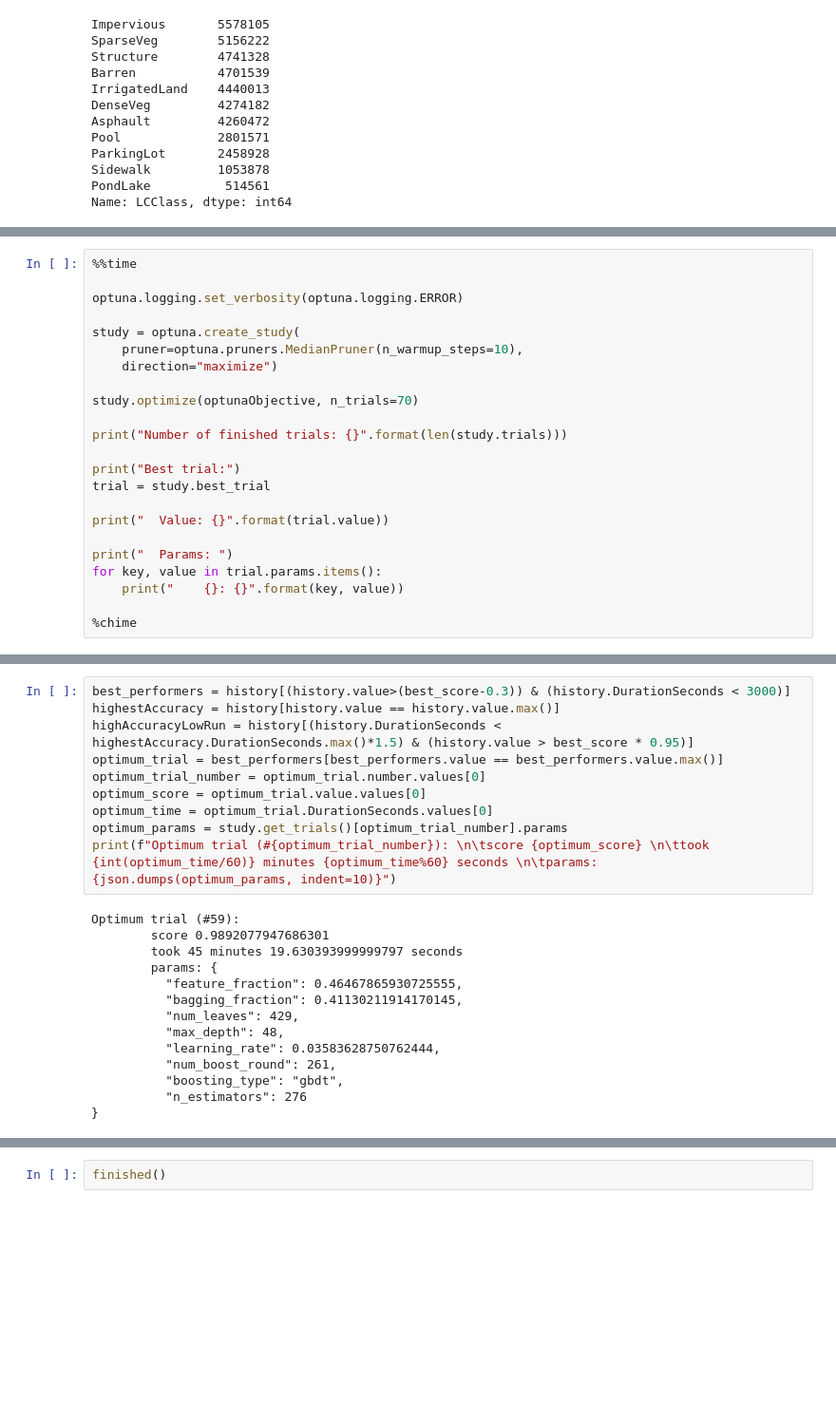
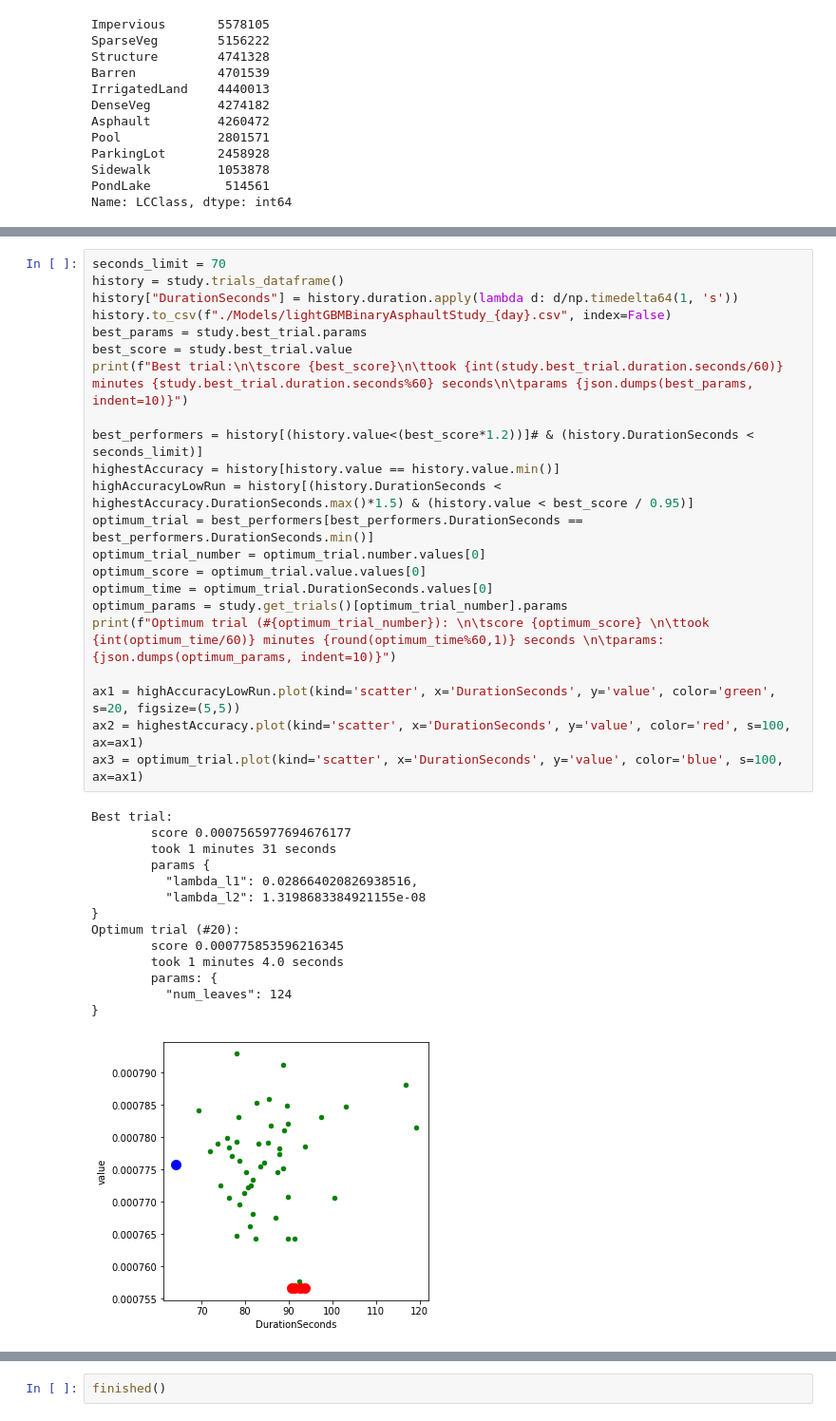
Before and after one commit to bhickson/2019ImageryAnalysis, a Jupyter notebook: LightGBMBinary_2020.ipynb, the cells around one changed output, grey strips where cells are left out. Shown at 95% size. Drawn from its saved outputs; the diff is of its cells as text; blank space fills up the shorter version.

```diff
--- a/LightGBMBinary_2020.ipynb
+++ b/LightGBMBinary_2020.ipynb
@@ -338,23 +335,0 @@ Wall time: 4min 36s
-# %%
-%%time
-
-optuna.logging.set_verbosity(optuna.logging.ERROR)
-
-study = optuna.create_study(
-    pruner=optuna.pruners.MedianPruner(n_warmup_steps=10),
-    direction="maximize")
-
-study.optimize(optunaObjective, n_trials=70)
-
-print("Number of finished trials: {}".format(len(study.trials)))
-
-print("Best trial:")
-trial = study.best_trial
-
-print("  Value: {}".format(trial.value))
-
-print("  Params: ")
-for key, value in trial.params.items():
-    print("    {}: {}".format(key, value))
-
-%chime
@@ -408,24 +652,37 @@ history.head()
 # %%
-best_performers = history[(history.value>(best_score-0.3)) & (history.DurationSeconds < 3000)]
-highestAccuracy = history[history.value == history.value.max()]
-highAccuracyLowRun = history[(history.DurationSeconds < highestAccuracy.DurationSeconds.max()*1.5) & (history.value > best_score * 0.95)]
-optimum_trial = best_performers[best_performers.value == best_performers.value.max()]
+seconds_limit = 70
+history = study.trials_dataframe()
+history["DurationSeconds"] = history.duration.apply(lambda d: d/np.timedelta64(1, 's'))
+history.to_csv(f"./Models/lightGBMBinaryAsphaultStudy_{day}.csv", index=False)
+best_params = study.best_trial.params
+best_score = study.best_trial.value
+print(f"Best trial:\n\tscore {best_score}\n\ttook {int(study.best_trial.duration.seconds/60)} minutes {study.best_trial.duration.seconds%60} seconds\n\tparams {json.dumps(best_params, indent=10)}")
+
+best_performers = history[(history.value<(best_score*1.2))]# & (history.DurationSeconds < seconds_limit)]
+highestAccuracy = history[history.value == history.value.min()]
+highAccuracyLowRun = history[(history.DurationSeconds < highestAccuracy.DurationSeconds.max()*1.5) & (history.value < best_score / 0.95)]
+optimum_trial = best_performers[best_performers.DurationSeconds == best_performers.DurationSeconds.min()]
 optimum_trial_number = optimum_trial.number.values[0]
 optimum_score = optimum_trial.value.values[0]
 optimum_time = optimum_trial.DurationSeconds.values[0]
 optimum_params = study.get_trials()[optimum_trial_number].params
-print(f"Optimum trial (#{optimum_trial_number}): \n\tscore {optimum_score} \n\ttook {int(optimum_time/60)} minutes {optimum_time%60} seconds \n\tparams: {json.dumps(optimum_params, indent=10)}")
+print(f"Optimum trial (#{optimum_trial_number}): \n\tscore {optimum_score} \n\ttook {int(optimum_time/60)} minutes {round(optimum_time%60,1)} seconds \n\tparams: {json.dumps(optimum_params, indent=10)}")
+
+ax1 = highAccuracyLowRun.plot(kind='scatter', x='DurationSeconds', y='value', color='green', s=20, figsize=(5,5))
+ax2 = highestAccuracy.plot(kind='scatter', x='DurationSeconds', y='value', color='red', s=100, ax=ax1)
+ax3 = optimum_trial.plot(kind='scatter', x='DurationSeconds', y='value', color='blue', s=100, ax=ax1)
 # %% [output]
-Optimum trial (#59):
-        score 0.9892077947686301
-        took 45 minutes 19.630393999999797 seconds
+Best trial:
+        score 0.0007565977694676177
+        took 1 minutes 31 seconds
+        params {
+          "lambda_l1": 0.028664020826938516,
+          "lambda_l2": 1.3198683384921155e-08
+}
+Optimum trial (#20):
+        score 0.000775853596216345
+        took 1 minutes 4.0 seconds
         params: {
-          "feature_fraction": 0.46467865930725555,
-          "bagging_fraction": 0.41130211914170145,
-          "num_leaves": 429,
-          "max_depth": 48,
-          "learning_rate": 0.03583628750762444,
-          "num_boost_round": 261,
-          "boosting_type": "gbdt",
-          "n_estimators": 276
+          "num_leaves": 124
 }
+[figure, added]
```
Also changed, not shown: parts of 31 cells of this notebook, 4 other files.
